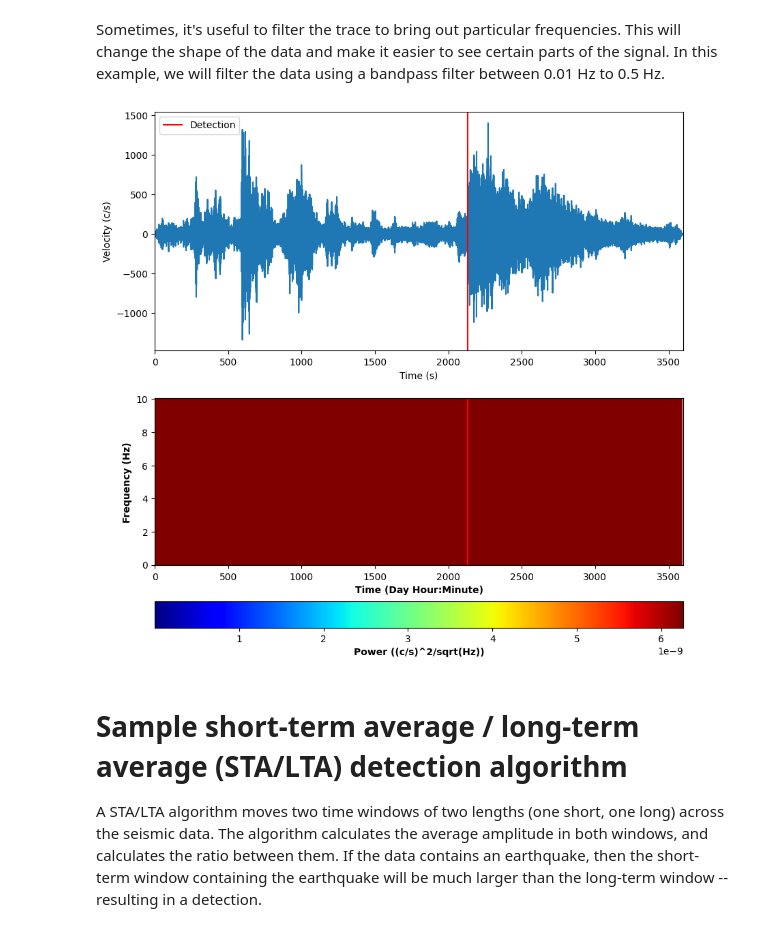
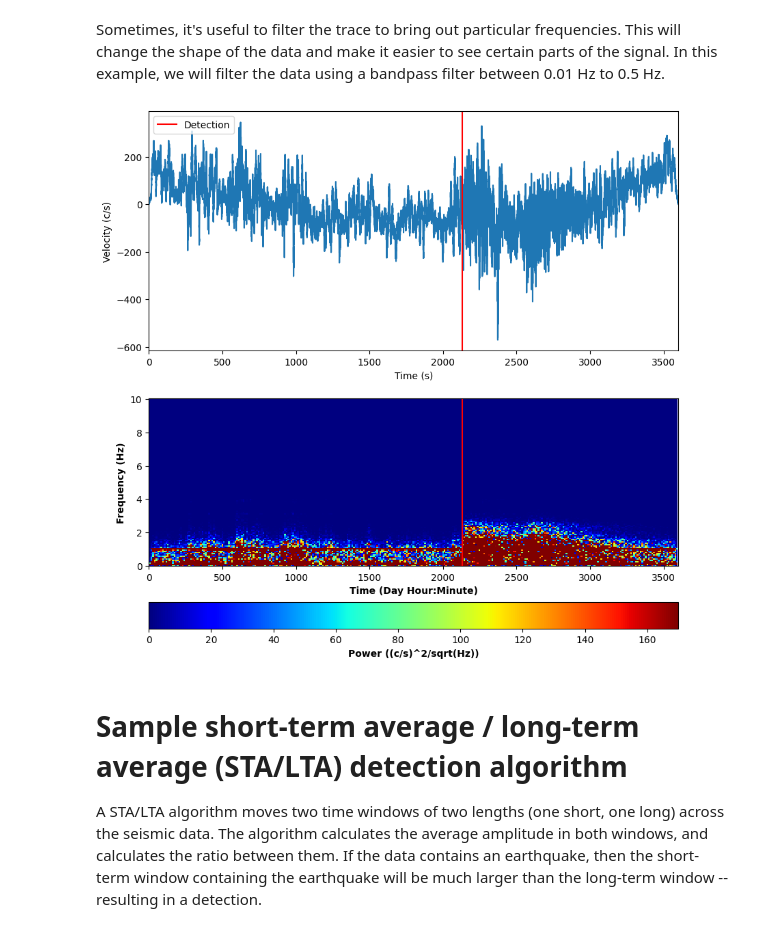
Before and after one commit to space-apps-tacoma/seismic-detection, a Jupyter notebook: mars_demo_notebook.ipynb, the cells around one changed output. Saved outputs shown, nothing was run; the diff lists cells and outputs as text; code cells hidden in the pictures.

Commit message:
cell 63: corrected detection range with intent to review later. and changed filter to lowpass. after cell 65: modified scale on intensity graph to accurately reflect the data.

```diff
--- a/mars_demo_notebook.ipynb
+++ b/mars_demo_notebook.ipynb
@@ -245,29 +246,29 @@ f, t, sxx = signal.spectrogram(tr_data_filt, tr_filt.stats.sampling_rate)
 # %%
 # Plot the time series and spectrogram
 fig = plt.figure(figsize=(10, 10))
 ax = plt.subplot(2, 1, 1)
 # Plot trace
 ax.plot(tr_times_filt,tr_data_filt)
 
 # Mark detection
 ax.axvline(x = arrival, color='red',label='Detection')
 ax.legend(loc='upper left')
 
 # Make the plot pretty
 ax.set_xlim([min(tr_times_filt),max(tr_times_filt)])
 ax.set_ylabel('Velocity (c/s)')
 ax.set_xlabel('Time (s)')
 
 ax2 = plt.subplot(2, 1, 2)
-vals = ax2.pcolormesh(t, f, sxx, cmap=cm.jet, vmax=5e-17)
+vals = ax2.pcolormesh(t, f, sxx, cmap=cm.jet, vmax=170)
 ax2.set_xlim([min(tr_times_filt),max(tr_times_filt)])
 ax2.set_xlabel(f'Time (Day Hour:Minute)', fontweight='bold')
 ax2.set_ylabel('Frequency (Hz)', fontweight='bold')
 ax2.axvline(x=arrival, c='red')
 cbar = plt.colorbar(vals, orientation='horizontal')
 cbar.set_label('Power ((c/s)^2/sqrt(Hz))', fontweight='bold')
 # %% [output]
-[figure, old version]
+[figure, new version]
 # %% [markdown]
 # Sample short-term average / long-term average (STA/LTA) detection algorithm
 
```
Also changed, not shown: parts of 1 cell of this notebook.
